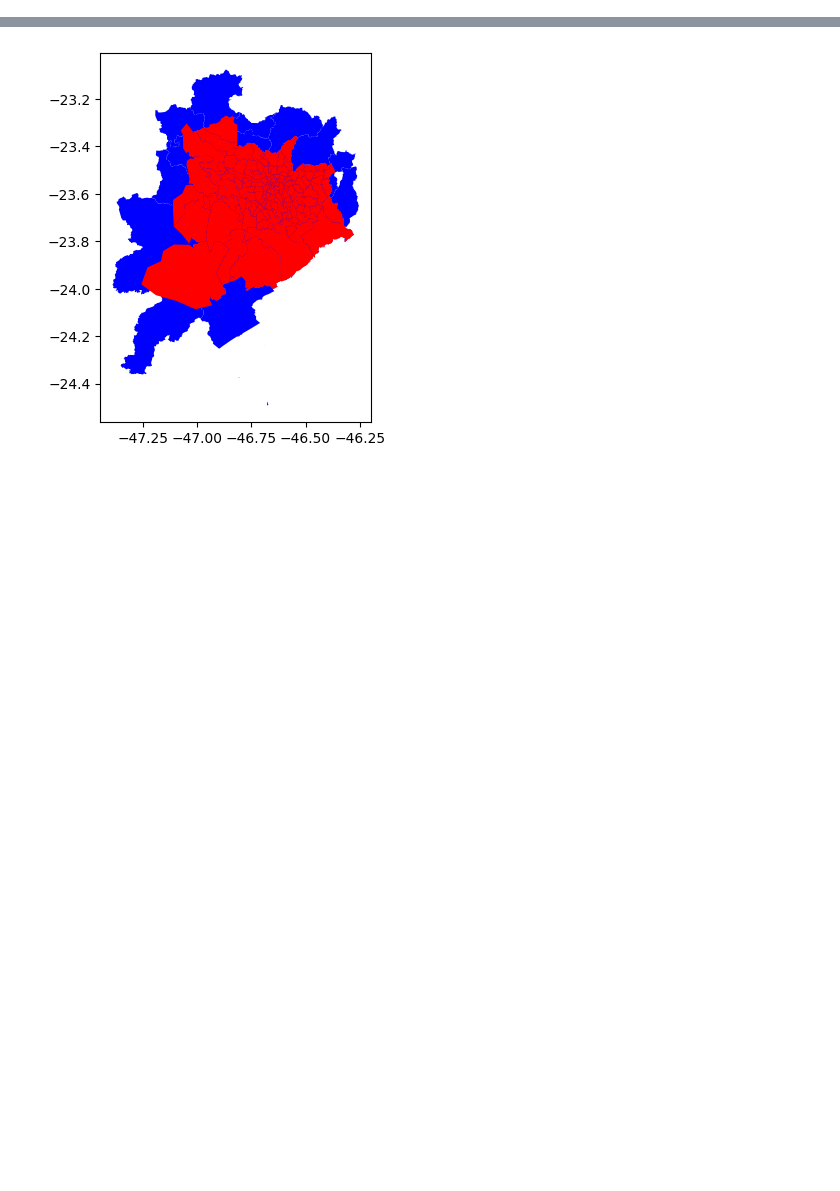
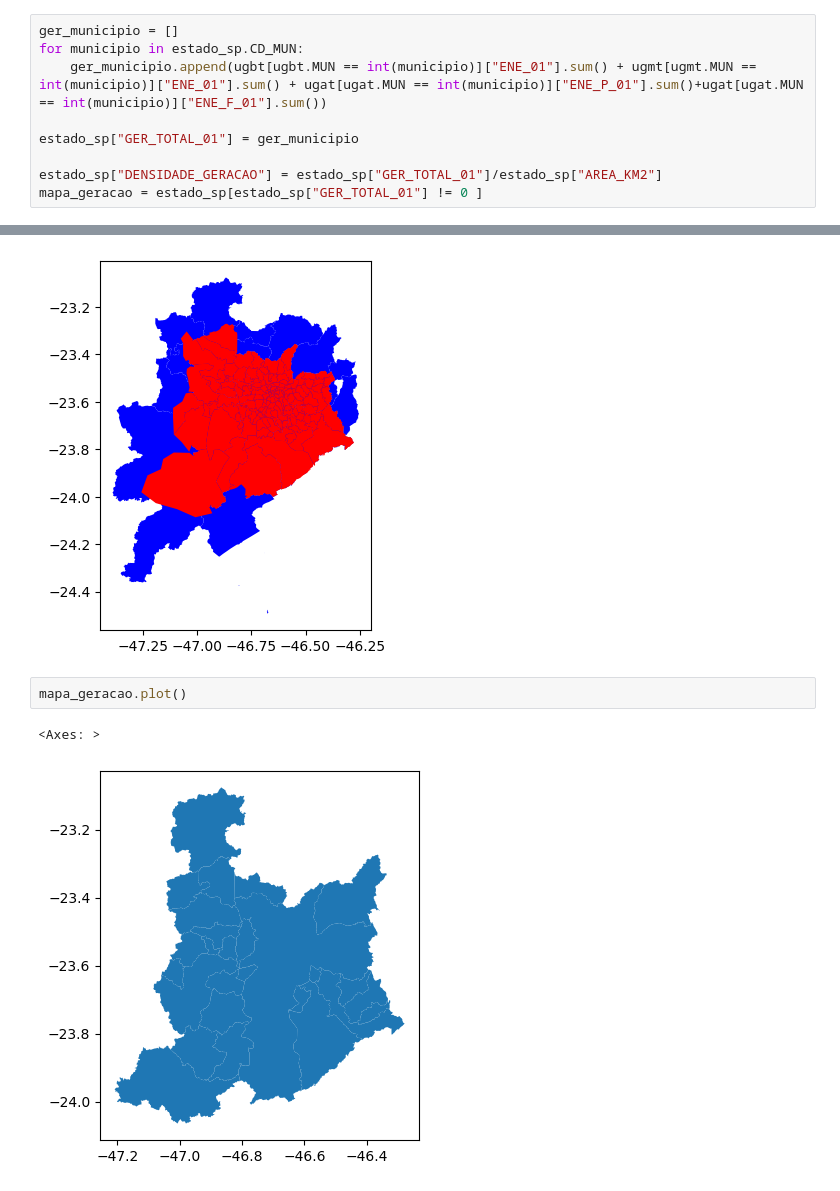
Before and after one commit to joaovalves1104/CEAMAZON-ENEL, a Jupyter notebook: load_thermic_map.ipynb, the cells around one changed output, grey strips where cells are left out. Saved outputs shown, nothing was run; the diff lists cells and outputs as text; blank space fills up the shorter version.

Commit message:
Criando mapa de geracao

```diff
--- a/load_thermic_map.ipynb
+++ b/load_thermic_map.ipynb
@@ -93,0 +40,9 @@ estado_sp = estado_sp[estado_sp["ENE_TOTAL_01"] != 0]
+# %%
+ger_municipio = []
+for municipio in estado_sp.CD_MUN:
+    ger_municipio.append(ugbt[ugbt.MUN == int(municipio)]["ENE_01"].sum() + ugmt[ugmt.MUN == int(municipio)]["ENE_01"].sum() + ugat[ugat.MUN == int(municipio)]["ENE_P_01"].sum()+ugat[ugat.MUN == int(municipio)]["ENE_F_01"].sum())
+
+estado_sp["GER_TOTAL_01"] = ger_municipio
+
+estado_sp["DENSIDADE_GERACAO"] = estado_sp["GER_TOTAL_01"]/estado_sp["AREA_KM2"]
+mapa_geracao = estado_sp[estado_sp["GER_TOTAL_01"] != 0 ]
@@ -114,3 +88,8 @@ enel_sp.plot(ax=ax, color='red')
 plt.show()
 # %% [output]
 [figure]
+# %%
+mapa_geracao.plot()
+# %% [output]
+<Axes: >
+[figure, added]
```
Also changed, not shown: parts of 12 cells of this notebook.
